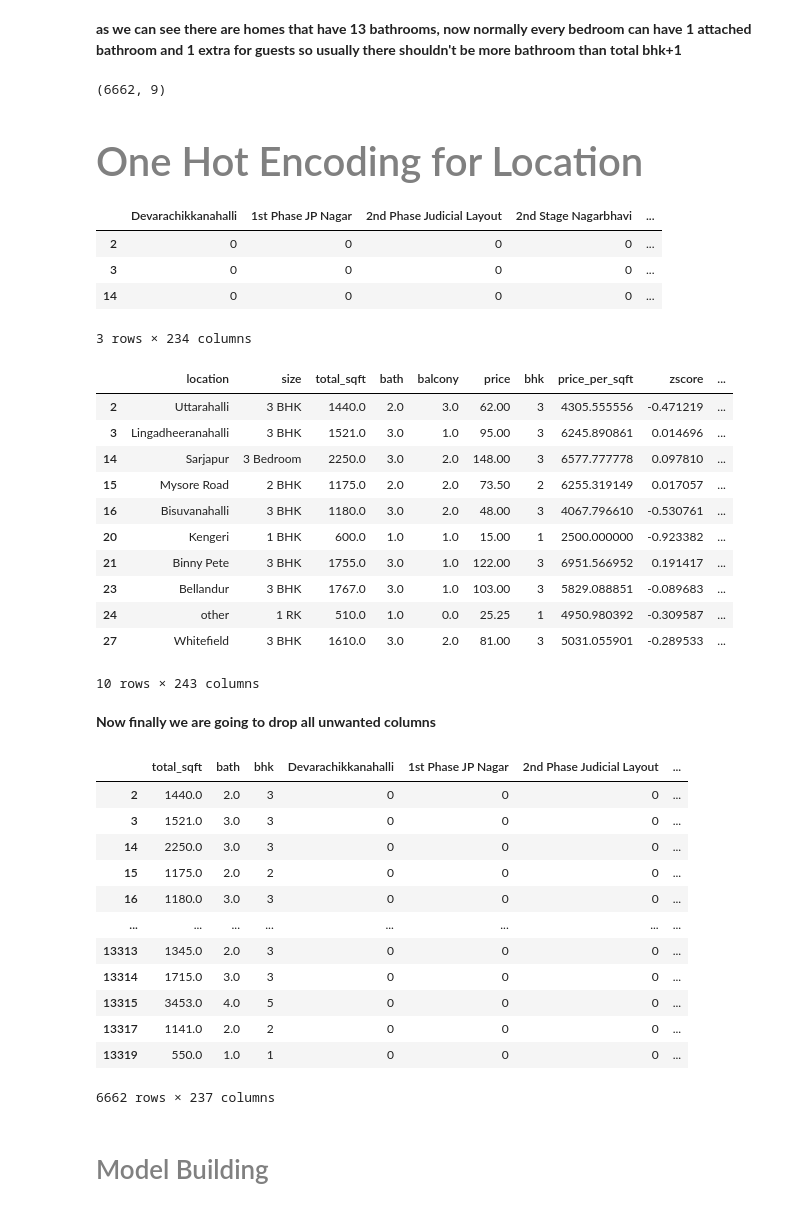
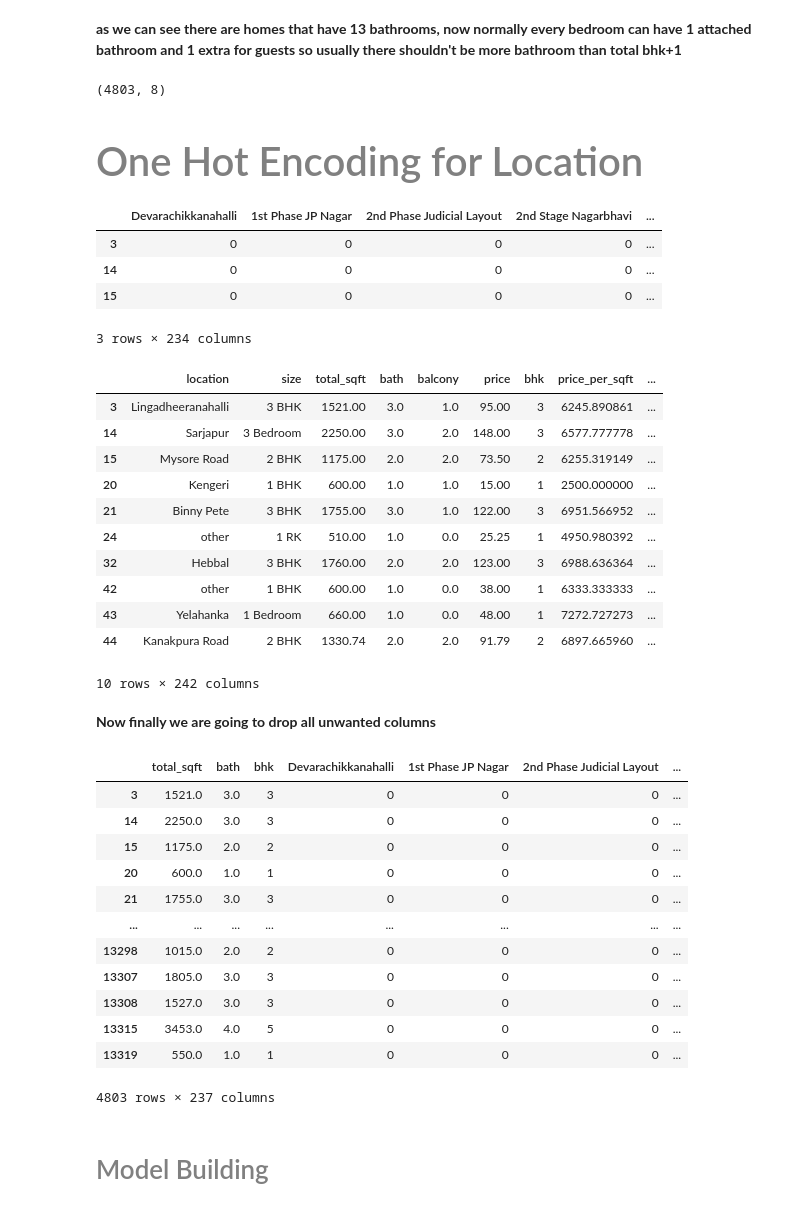
Before and after one commit to ronit1996/machineLearning, a Jupyter notebook: Multi Variate Linear Regression.ipynb, the cells around one changed output. Saved outputs shown, nothing was run; the diff lists cells and outputs as text; code cells hidden in the pictures.

```diff
--- a/Multi Variate Linear Regression.ipynb
+++ b/Multi Variate Linear Regression.ipynb
@@ -324,0 +300,3 @@ Name: price_per_sqft, dtype: float64
+# %%
+lower_limit = df8["price_per_sqft"].mean()-(df8["price_per_sqft"].std())
+lower_limit
@@ -324,0 +305,3 @@ Name: price_per_sqft, dtype: float64
+# %%
+upper_limit = df8["price_per_sqft"].mean()+(df8["price_per_sqft"].std())
+upper_limit
@@ -325,3 +310,6 @@ Name: price_per_sqft, dtype: float64
+# %%
+df9 = df8.copy()
+df10 = df9[(df9.price_per_sqft>=lower_limit) & (df9.price_per_sqft<=upper_limit)]
 # %%
 df10.shape
 # %% [output]
@@ -388,12 +375,13 @@ for city, city_df in loc_group:
 
     # now we will compare each price_per_sqft for each bhk of each city with the mean value of the previous bhk,
     # for example we compare each price_per_sqft value of 2bhk with mean value of 1bhk and if it's low then we
-    # add all to the numpy array which we use to drop those values
+    # add all to the numpy array which we use to drop those values. I also added 1000 with the mean value as just
+    # the mean wasn't enough to remove all of them. Also I am removing only in those bhks that has at least 10 samples
     for bhk, bhk_df in bhk_group:
-        if bhk > 1 and bhk_stats[bhk]["count"] > 10:
+        if bhk > 1 and bhk_stats[bhk]["count"] >= 10:
             try:
                 prev_bhk_stats = bhk_stats.get(bhk-1)
-                rm = np.append(rm, bhk_df[bhk_df.price_per_sqft<(prev_bhk_stats['mean'])].index)
+                rm = np.append(rm, bhk_df[bhk_df.price_per_sqft<(prev_bhk_stats['mean']+1000)].index)
             except:
                 pass
 df11 = df10.drop(rm, axis="index")
@@ -434,7 +422,7 @@ Name: bath, dtype: float64
 df12 = df11[df11["bath"] < df11["bhk"]+1]
 df12.shape
 # %% [output]
-(6662, 9)
+(4803, 8)
 # %% [markdown]
 <h1 style="color:grey; font-size:40px">One Hot Encoding for Location</h1>
 # %%
@@ -442,45 +430,45 @@ dummies = pd.get_dummies(df12.location)
 dummies.head(3)
 # %% [output]
 |  | Devarachikkanahalli | 1st Phase JP Nagar | 2nd Phase Judicial Layout | 2nd Stage Nagarbhavi | ... |
-| 2 | 0 | 0 | 0 | 0 | ... |
 | 3 | 0 | 0 | 0 | 0 | ... |
 | 14 | 0 | 0 | 0 | 0 | ... |
+| 15 | 0 | 0 | 0 | 0 | ... |
 3 rows × 234 columns
 # %%
 df13 = pd.concat([df12, dummies], axis=1)
 df13.head(10)
 # %% [output]
-|  | location | size | total_sqft | bath | balcony | price | bhk | price_per_sqft | zscore | ... |
-| 2 | Uttarahalli | 3 BHK | 1440.0 | 2.0 | 3.0 | 62.00 | 3 | 4305.555556 | -0.471219 | ... |
-| 3 | Lingadheeranahalli | 3 BHK | 1521.0 | 3.0 | 1.0 | 95.00 | 3 | 6245.890861 | 0.014696 | ... |
-| 14 | Sarjapur | 3 Bedroom | 2250.0 | 3.0 | 2.0 | 148.00 | 3 | 6577.777778 | 0.097810 | ... |
-| 15 | Mysore Road | 2 BHK | 1175.0 | 2.0 | 2.0 | 73.50 | 2 | 6255.319149 | 0.017057 | ... |
-| 16 | Bisuvanahalli | 3 BHK | 1180.0 | 3.0 | 2.0 | 48.00 | 3 | 4067.796610 | -0.530761 | ... |
-| 20 | Kengeri | 1 BHK | 600.0 | 1.0 | 1.0 | 15.00 | 1 | 2500.000000 | -0.923382 | ... |
-| 21 | Binny Pete | 3 BHK | 1755.0 | 3.0 | 1.0 | 122.00 | 3 | 6951.566952 | 0.191417 | ... |
-| 23 | Bellandur | 3 BHK | 1767.0 | 3.0 | 1.0 | 103.00 | 3 | 5829.088851 | -0.089683 | ... |
-| 24 | other | 1 RK | 510.0 | 1.0 | 0.0 | 25.25 | 1 | 4950.980392 | -0.309587 | ... |
-| 27 | Whitefield | 3 BHK | 1610.0 | 3.0 | 2.0 | 81.00 | 3 | 5031.055901 | -0.289533 | ... |
+|  | location | size | total_sqft | bath | balcony | price | bhk | price_per_sqft | ... |
+| 3 | Lingadheeranahalli | 3 BHK | 1521.00 | 3.0 | 1.0 | 95.00 | 3 | 6245.890861 | ... |
+| 14 | Sarjapur | 3 Bedroom | 2250.00 | 3.0 | 2.0 | 148.00 | 3 | 6577.777778 | ... |
+| 15 | Mysore Road | 2 BHK | 1175.00 | 2.0 | 2.0 | 73.50 | 2 | 6255.319149 | ... |
+| 20 | Kengeri | 1 BHK | 600.00 | 1.0 | 1.0 | 15.00 | 1 | 2500.000000 | ... |
+| 21 | Binny Pete | 3 BHK | 1755.00 | 3.0 | 1.0 | 122.00 | 3 | 6951.566952 | ... |
+| 24 | other | 1 RK | 510.00 | 1.0 | 0.0 | 25.25 | 1 | 4950.980392 | ... |
+| 32 | Hebbal | 3 BHK | 1760.00 | 2.0 | 2.0 | 123.00 | 3 | 6988.636364 | ... |
+| 42 | other | 1 BHK | 600.00 | 1.0 | 0.0 | 38.00 | 1 | 6333.333333 | ... |
+| 43 | Yelahanka | 1 Bedroom | 660.00 | 1.0 | 0.0 | 48.00 | 1 | 7272.727273 | ... |
+| 44 | Kanakpura Road | 2 BHK | 1330.74 | 2.0 | 2.0 | 91.79 | 2 | 6897.665960 | ... |
-10 rows × 243 columns
+10 rows × 242 columns
 # %% [markdown]
 <b>Now finally we are going to drop all unwanted columns</b>
 # %%
-df14 = df13.drop(["location", "price", "size", "balcony", "price_per_sqft", "zscore"], axis="columns")
+df14 = df13.drop(["location", "price", "size", "balcony", "price_per_sqft"], axis="columns")
 df14
 # %% [output]
 |  | total_sqft | bath | bhk | Devarachikkanahalli | 1st Phase JP Nagar | 2nd Phase Judicial Layout | ... |
-| 2 | 1440.0 | 2.0 | 3 | 0 | 0 | 0 | ... |
 | 3 | 1521.0 | 3.0 | 3 | 0 | 0 | 0 | ... |
 | 14 | 2250.0 | 3.0 | 3 | 0 | 0 | 0 | ... |
 | 15 | 1175.0 | 2.0 | 2 | 0 | 0 | 0 | ... |
-| 16 | 1180.0 | 3.0 | 3 | 0 | 0 | 0 | ... |
+| 20 | 600.0 | 1.0 | 1 | 0 | 0 | 0 | ... |
+| 21 | 1755.0 | 3.0 | 3 | 0 | 0 | 0 | ... |
 | ... | ... | ... | ... | ... | ... | ... | ... |
-| 13313 | 1345.0 | 2.0 | 3 | 0 | 0 | 0 | ... |
-| 13314 | 1715.0 | 3.0 | 3 | 0 | 0 | 0 | ... |
+| 13298 | 1015.0 | 2.0 | 2 | 0 | 0 | 0 | ... |
+| 13307 | 1805.0 | 3.0 | 3 | 0 | 0 | 0 | ... |
+| 13308 | 1527.0 | 3.0 | 3 | 0 | 0 | 0 | ... |
 | 13315 | 3453.0 | 4.0 | 5 | 0 | 0 | 0 | ... |
-| 13317 | 1141.0 | 2.0 | 2 | 0 | 0 | 0 | ... |
 | 13319 | 550.0 | 1.0 | 1 | 0 | 0 | 0 | ... |
-6662 rows × 237 columns
+4803 rows × 237 columns
 # %% [markdown]
 <h1 style="color:grey; font-size=40px">Model Building</h1>
 # %% [markdown]
```
Also changed, not shown: parts of 39 cells of this notebook, 1 other file.
